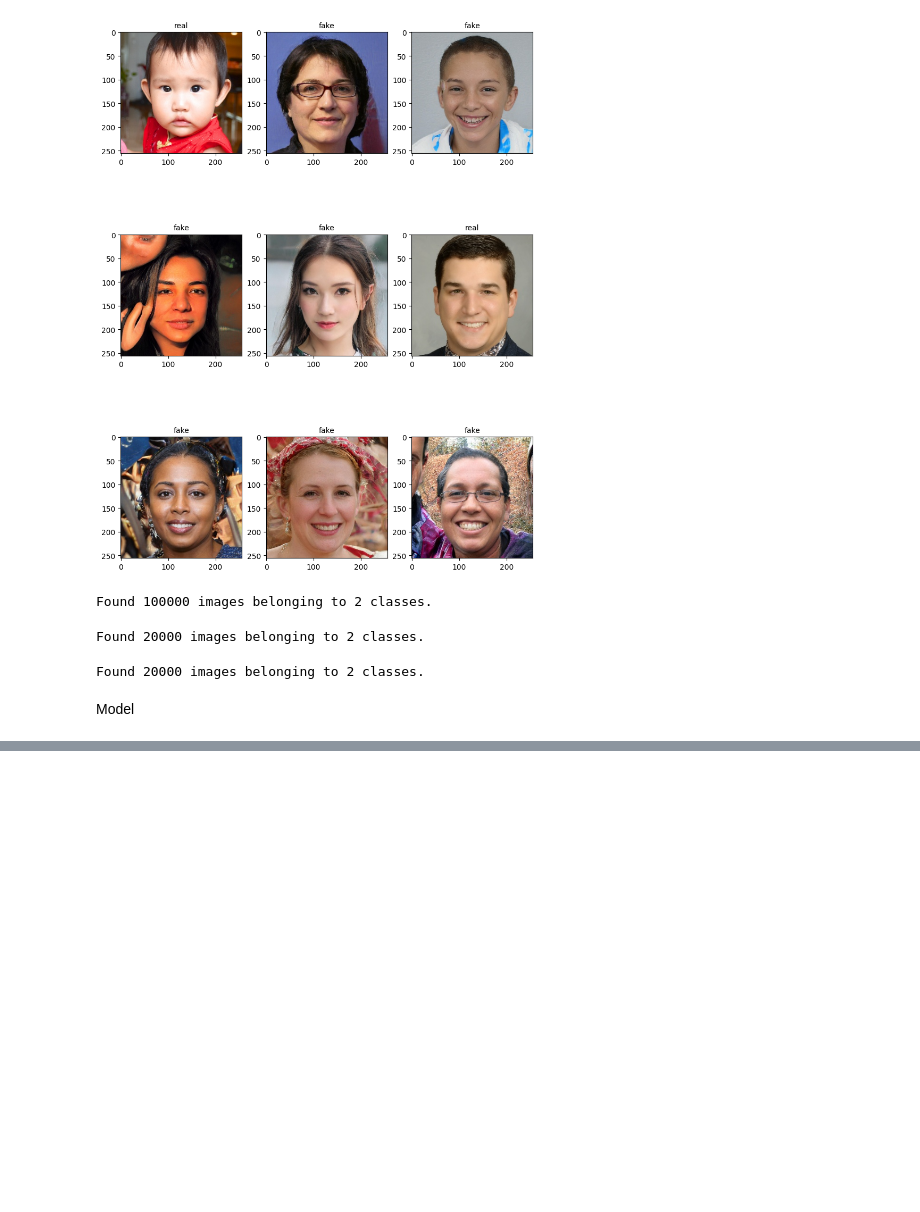
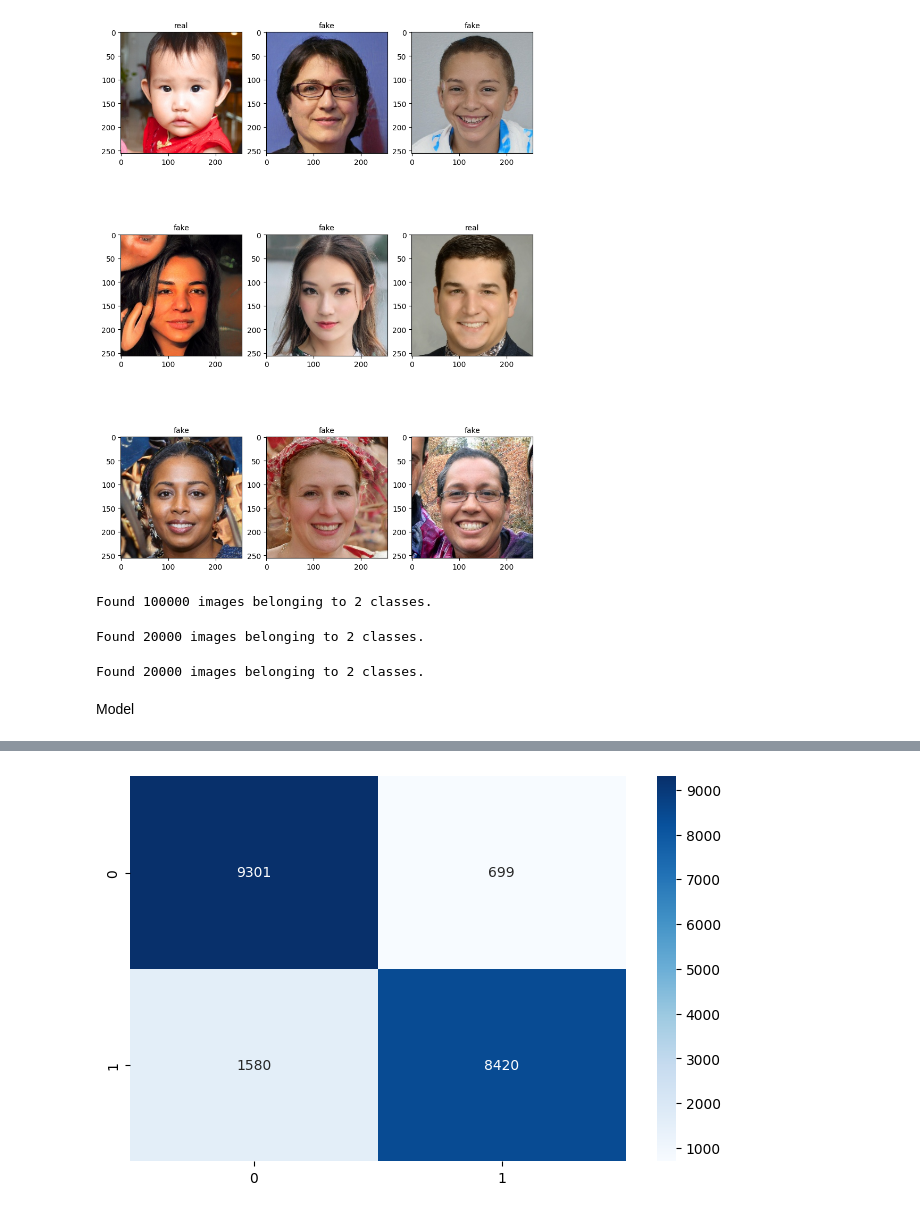
Before and after one commit to marreapato/Deep-Fake-Generated-People-Facial-Recognition, a Jupyter notebook: model-train/dfake-face-classificator.ipynb, the cells around one changed output, grey strips where cells are left out. Drawn from its saved outputs; the diff is of its cells as text; code cells hidden in the pictures; blank space fills up the shorter version.

```diff
--- a/model-train/dfake-face-classificator.ipynb
+++ b/model-train/dfake-face-classificator.ipynb
@@ -167,0 +249,3 @@ def block(y,filt,kern):
+# %%
+y_pred = model.predict(test_generator, verbose =1)
+y_test = test_generator.classes
@@ -167,0 +254,7 @@ def block(y,filt,kern):
+# %%
+from sklearn import metrics
+plt.figure(figsize = (8,5))
+sns.heatmap(metrics.confusion_matrix(y_test,y_pred.round()),annot = True,fmt = 'd',cmap = 'Blues')
+plt.show()
+# %% [output]
+[figure, added]
```
Also changed, not shown: parts of 13 cells of this notebook.
